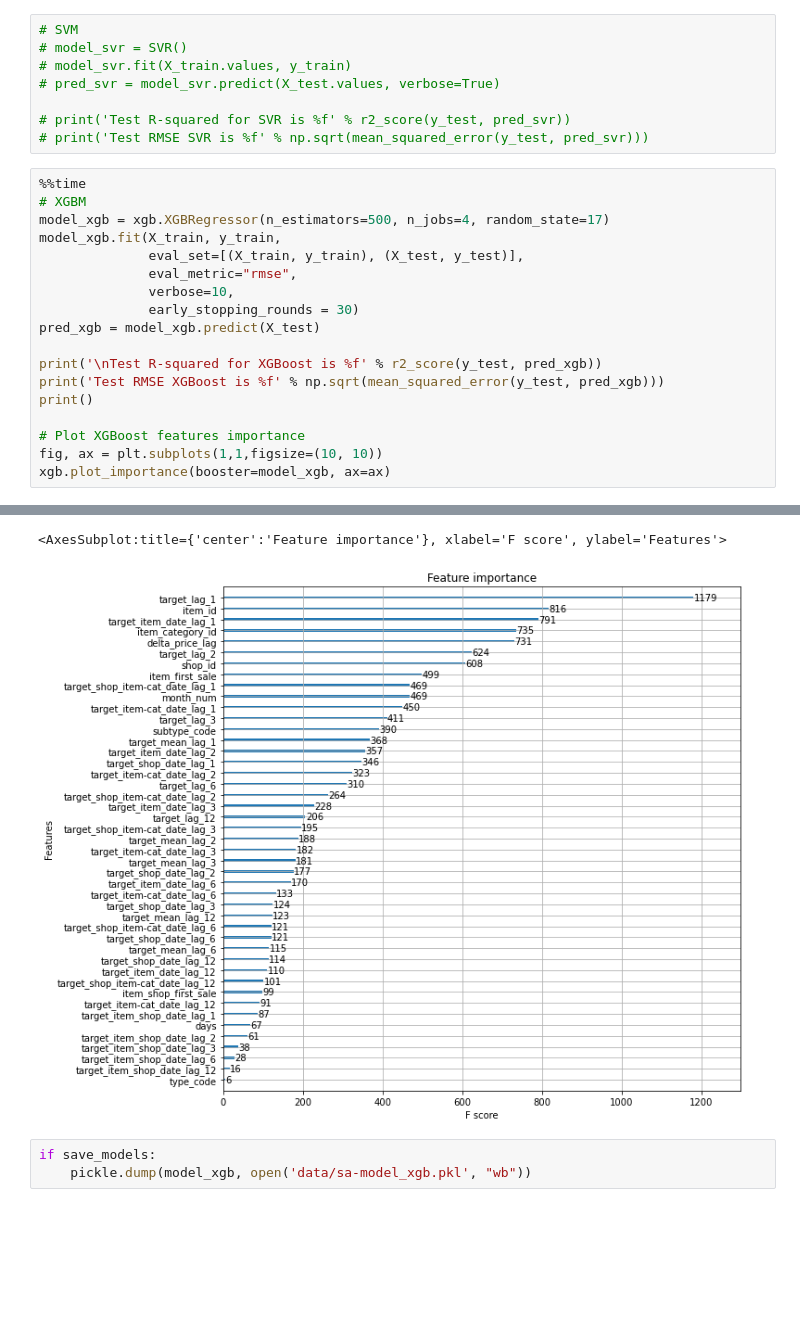
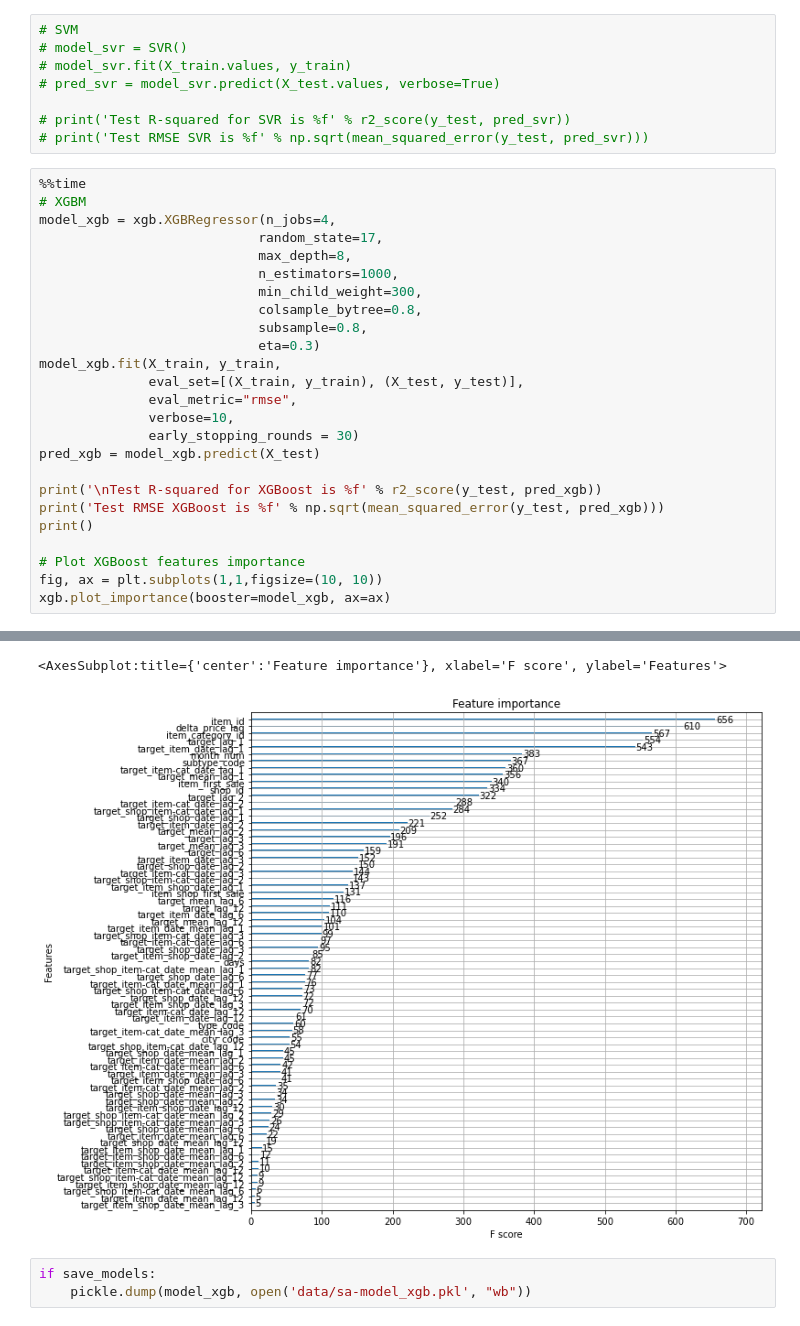
Before and after one commit to ddmitry80/coursera_how_to_win_kaggle, a Jupyter notebook: Final_project/simple_ensemble.ipynb, the cells around one changed output, grey strips where cells are left out. Cells and saved outputs as stored; diff of their text form; blank space fills up the shorter version.

```diff
--- a/Final_project/simple_ensemble.ipynb
+++ b/Final_project/simple_ensemble.ipynb
@@ -242,7 +242,14 @@ if save_models:
 # %%
 %%time
 # XGBM
-model_xgb = xgb.XGBRegressor(n_estimators=500, n_jobs=4, random_state=17)
+model_xgb = xgb.XGBRegressor(n_jobs=4,
+                            random_state=17,
+                            max_depth=8,
+                            n_estimators=1000,
+                            min_child_weight=300,
+                            colsample_bytree=0.8,
+                            subsample=0.8,
+                            eta=0.3)
 model_xgb.fit(X_train, y_train,
               eval_set=[(X_train, y_train), (X_test, y_test)],
               eval_metric="rmse",
@@ -278,5 +285,5 @@ Wall time: 1h 16min 44s
 <AxesSubplot:title={'center':'Feature importance'}, xlabel='F score', ylabel='Features'>
-[figure, old version]
+[figure, new version]
 # %%
 if save_models:
     pickle.dump(model_xgb, open('data/sa-model_xgb.pkl', "wb"))
```
Also changed, not shown: parts of 3 cells of this notebook.
